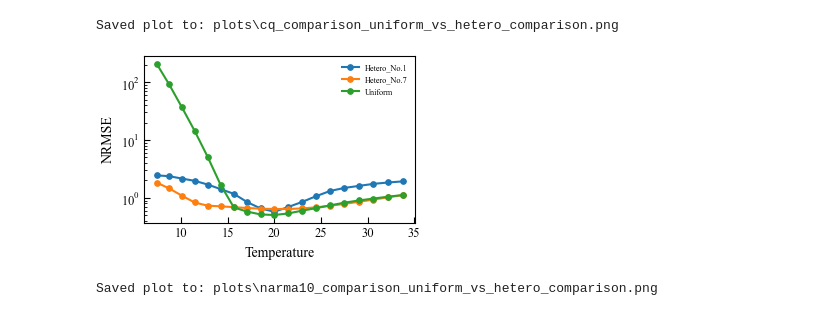
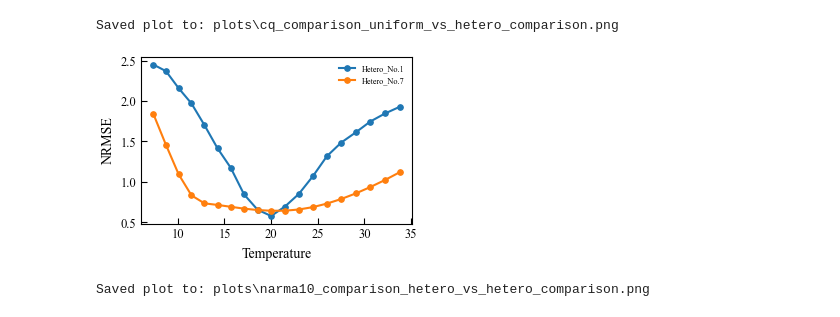
Before and after one commit to VvvpC/spnc_TIMs_heterogeneous, a Jupyter notebook: plotting.ipynb, the cells around one changed output. Cells and saved outputs as stored; diff of their text form; code cells hidden in the pictures.

```diff
--- a/plotting.ipynb
+++ b/plotting.ipynb
@@ -268,25 +268,22 @@ Saved plot to: plots\cq_comparison_uniform_vs_hetero_comparison.png
 # %%
 file = [
     'result_NARMA10_heterogeneous_n5_sr20to30_w0.2-0.28-0.31-0.18-0.02_tr19.03to21.08s0.1_bs20_bt20.0_temp_sweep.pkl',
     'result_NARMA10_heterogeneous_n6_sr20to30_w0.16-0.2-0.2-0.15-0.1-0.18_tr19.03to21.08s0.1_bs20_bt20.0_temp_sweep.pkl',
-    'result_NARMA10_uniform_tr19.03to21.08s0.1_bs20_bt20.0_temp_sweep.pkl'
     ]
 
 label = [
     'Hetero_No.1',
     'Hetero_No.7',
-    'Uniform'
 ]
 
 plot(
         target_metric='NRMSE',
         target_filenames=file,
         legend_labels=label,
         x_label='Temperature',
         y_label='NRMSE',
-        y_scale='log',
-        title='NARMA10 Comparison Uniform vs Hetero',
+        title='NARMA10 Comparison Hetero vs Hetero',
     )
 # %% [output]
-[figure, old version]
+[figure, new version]
-Saved plot to: plots\narma10_comparison_uniform_vs_hetero_comparison.png
+Saved plot to: plots\narma10_comparison_hetero_vs_hetero_comparison.png
```
